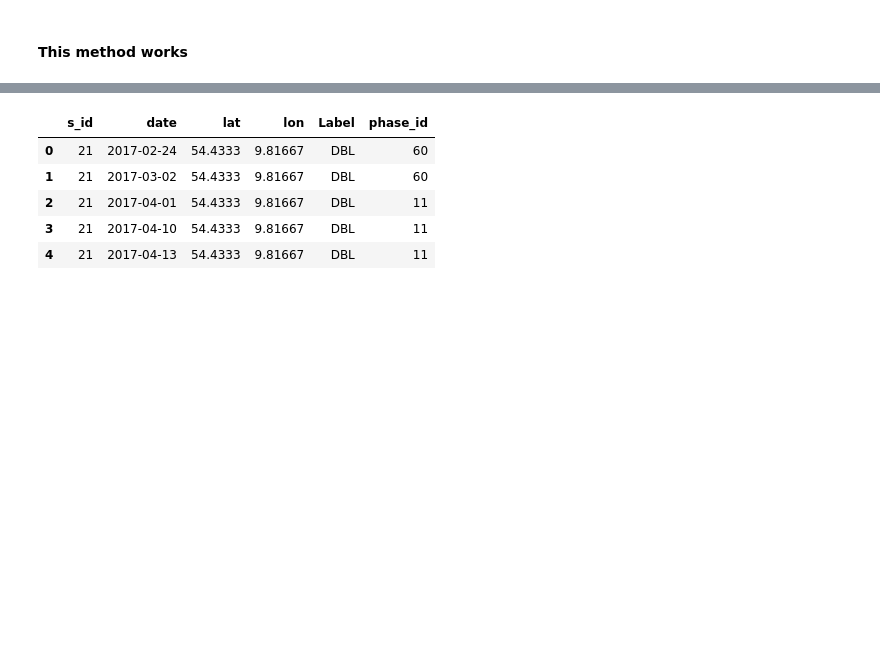
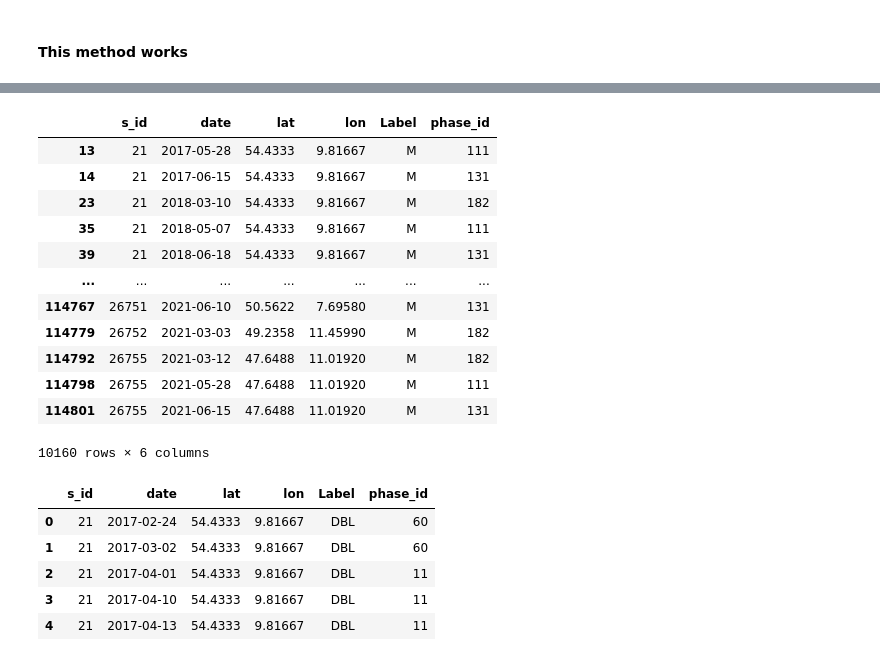
Before and after one commit to Vk0z/vitpheno, a Jupyter notebook: target_extraction.ipynb, the cells around one changed output, grey strips where cells are left out. Drawn from its saved outputs; the diff is of its cells as text; code cells hidden in the pictures; blank space fills up the shorter version.

```diff
--- a/target_extraction.ipynb
+++ b/target_extraction.ipynb
@@ -27,0 +47,16 @@ freqresults_df.sort_values(['s_id', 'date'], inplace=True)
+# %%
+freqresults_df[freqresults_df.Label == 'M']
+# %% [output]
+|  | s_id | date | lat | lon | Label | phase_id |
+| 13 | 21 | 2017-05-28 | 54.4333 | 9.81667 | M | 111 |
+| 14 | 21 | 2017-06-15 | 54.4333 | 9.81667 | M | 131 |
+| 23 | 21 | 2018-03-10 | 54.4333 | 9.81667 | M | 182 |
+| 35 | 21 | 2018-05-07 | 54.4333 | 9.81667 | M | 111 |
+| 39 | 21 | 2018-06-18 | 54.4333 | 9.81667 | M | 131 |
+| ... | ... | ... | ... | ... | ... | ... |
+| 114767 | 26751 | 2021-06-10 | 50.5622 | 7.69580 | M | 131 |
+| 114779 | 26752 | 2021-03-03 | 49.2358 | 11.45990 | M | 182 |
+| 114792 | 26755 | 2021-03-12 | 47.6488 | 11.01920 | M | 182 |
+| 114798 | 26755 | 2021-05-28 | 47.6488 | 11.01920 | M | 111 |
+| 114801 | 26755 | 2021-06-15 | 47.6488 | 11.01920 | M | 131 |
+10160 rows × 6 columns
```
Also changed, not shown: parts of 5 cells of this notebook, 6 other files.
